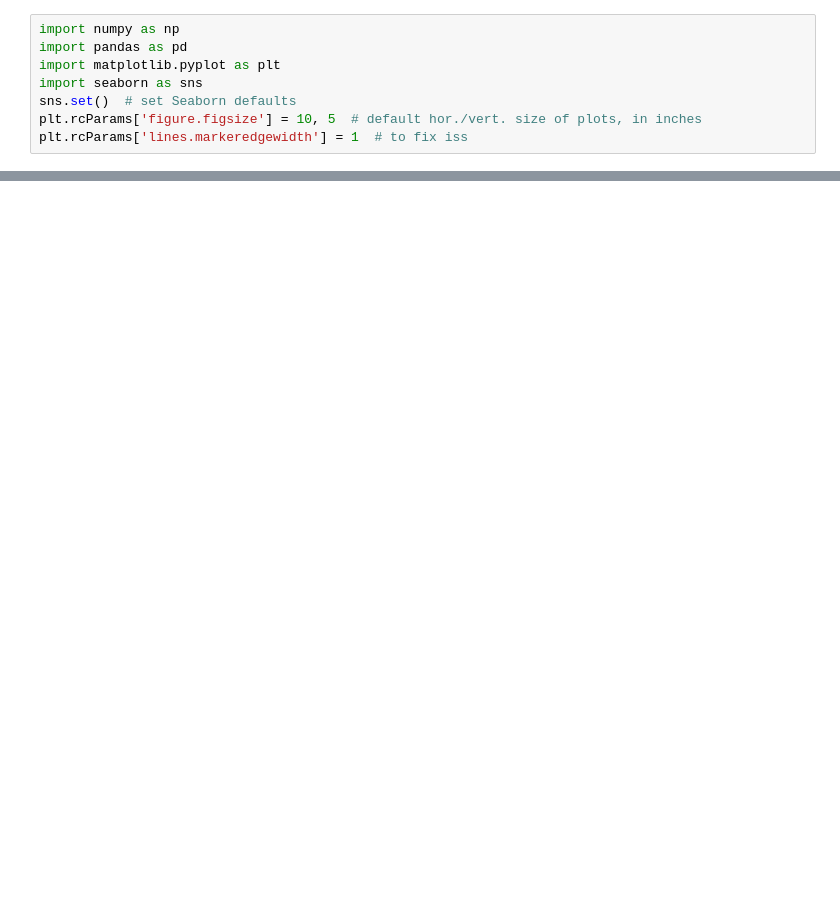
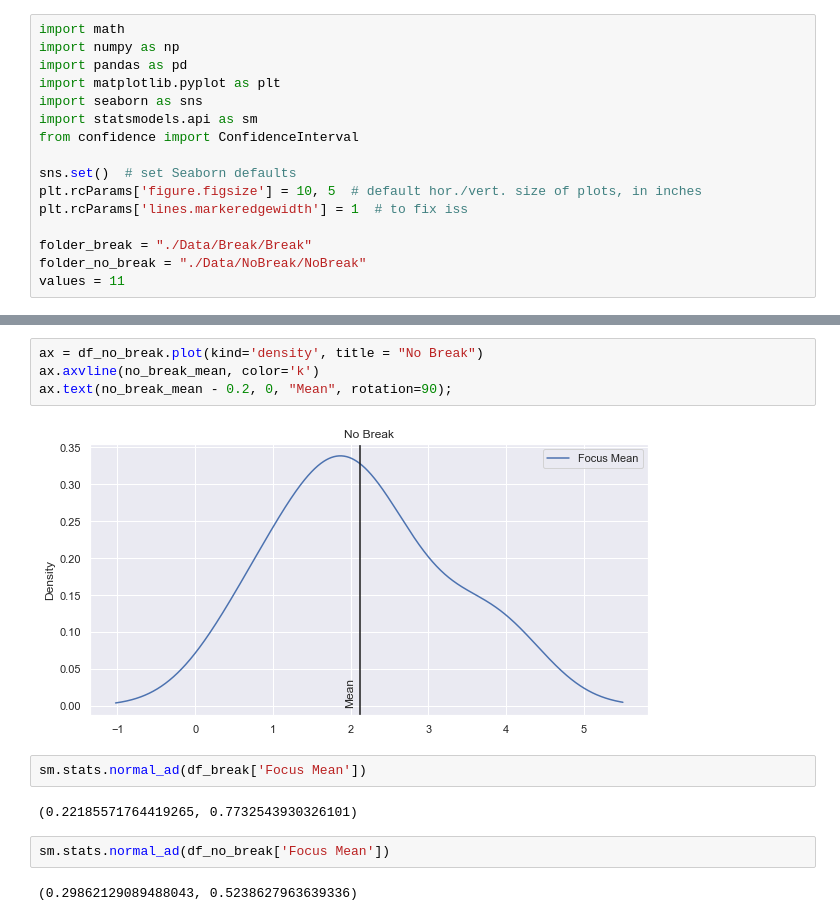
Before and after one commit to Br4ggs/FocusResearch, a Jupyter notebook: processingdata.ipynb, the cells around one changed output, grey strips where cells are left out. Saved outputs shown, nothing was run; the diff lists cells and outputs as text; blank space fills up the shorter version.

```diff
--- a/processingdata.ipynb
+++ b/processingdata.ipynb
@@ -1,9 +1,17 @@
 # %%
+import math
 import numpy as np
 import pandas as pd
 import matplotlib.pyplot as plt
 import seaborn as sns
+import statsmodels.api as sm
+from confidence import ConfidenceInterval
+
 sns.set()  # set Seaborn defaults
 plt.rcParams['figure.figsize'] = 10, 5  # default hor./vert. size of plots, in inches
 plt.rcParams['lines.markeredgewidth'] = 1  # to fix iss
+
+folder_break = "./Data/Break/Break"
+folder_no_break = "./Data/NoBreak/NoBreak"
+values = 11
 # %%
@@ -32,0 +75,14 @@ df.plot(kind="hist", bins=20);
+# %%
+ax = df_no_break.plot(kind='density', title = "No Break")
+ax.axvline(no_break_mean, color='k')
+ax.text(no_break_mean - 0.2, 0, "Mean", rotation=90);
+# %% [output]
+[figure, added]
+# %%
+sm.stats.normal_ad(df_break['Focus Mean'])
+# %% [output]
+(0.22185571764419265, 0.7732543930326101)
+# %%
+sm.stats.normal_ad(df_no_break['Focus Mean'])
+# %% [output]
+(0.29862129089488043, 0.5238627963639336)
```
Also changed, not shown: parts of 6 cells of this notebook, 1 other file.
